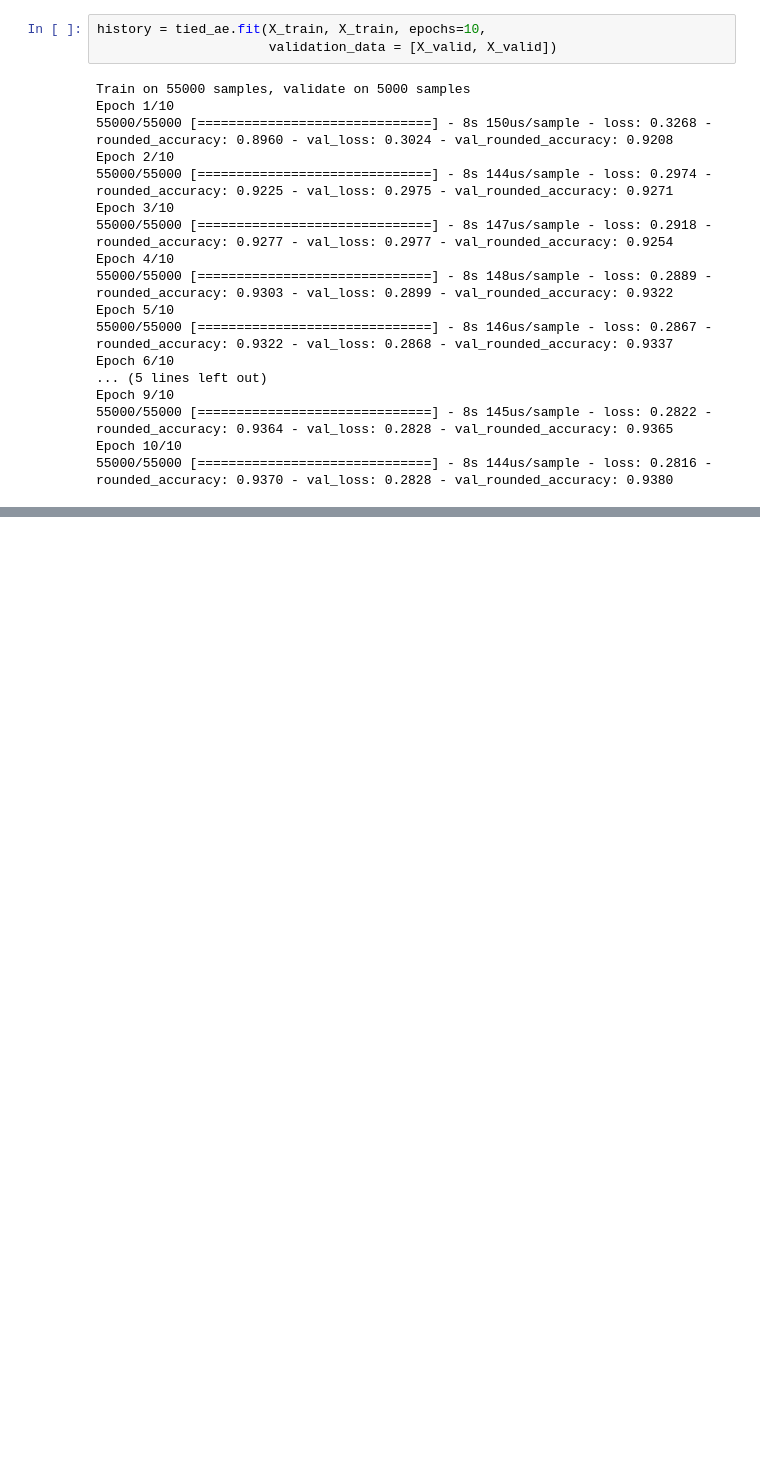
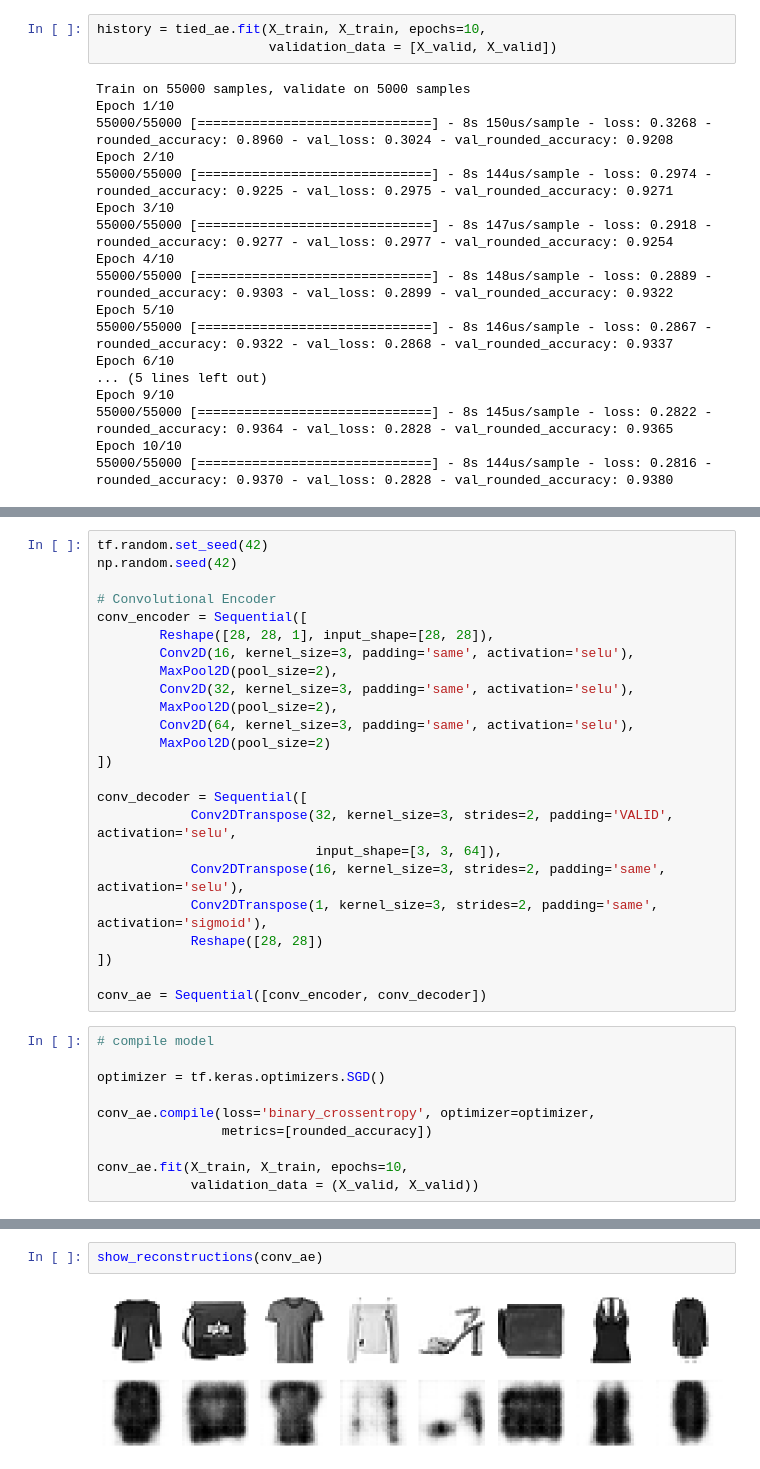
Before and after one commit to rahhul/GAN_Notebooks, a Jupyter notebook: GANs.ipynb, the cells around one changed output, grey strips where cells are left out. Drawn from its saved outputs; the diff is of its cells as text; blank space fills up the shorter version.

Commit message:
Convolutional Autoencoder

```diff
--- a/GANs.ipynb
+++ b/GANs.ipynb
@@ -388,0 +397,34 @@ Epoch 10/10
+# %%
+tf.random.set_seed(42)
+np.random.seed(42)
+
+# Convolutional Encoder
+conv_encoder = Sequential([
+        Reshape([28, 28, 1], input_shape=[28, 28]),
+        Conv2D(16, kernel_size=3, padding='same', activation='selu'),
+        MaxPool2D(pool_size=2),
+        Conv2D(32, kernel_size=3, padding='same', activation='selu'),
+        MaxPool2D(pool_size=2),
+        Conv2D(64, kernel_size=3, padding='same', activation='selu'),
+        MaxPool2D(pool_size=2)
+])
+
+conv_decoder = Sequential([
+            Conv2DTranspose(32, kernel_size=3, strides=2, padding='VALID', activation='selu',
+                            input_shape=[3, 3, 64]),
+            Conv2DTranspose(16, kernel_size=3, strides=2, padding='same', activation='selu'),
+            Conv2DTranspose(1, kernel_size=3, strides=2, padding='same', activation='sigmoid'),
+            Reshape([28, 28])
+])
+
+conv_ae = Sequential([conv_encoder, conv_decoder])
+# %%
+# compile model
+
+optimizer = tf.keras.optimizers.SGD()
+
+conv_ae.compile(loss='binary_crossentropy', optimizer=optimizer,
+                metrics=[rounded_accuracy])
+
+conv_ae.fit(X_train, X_train, epochs=10,
+            validation_data = (X_valid, X_valid))
@@ -388,0 +450,4 @@ Epoch 10/10
+# %%
+show_reconstructions(conv_ae)
+# %% [output]
+[figure, added]
```
Also changed, not shown: parts of 5 cells of this notebook.
